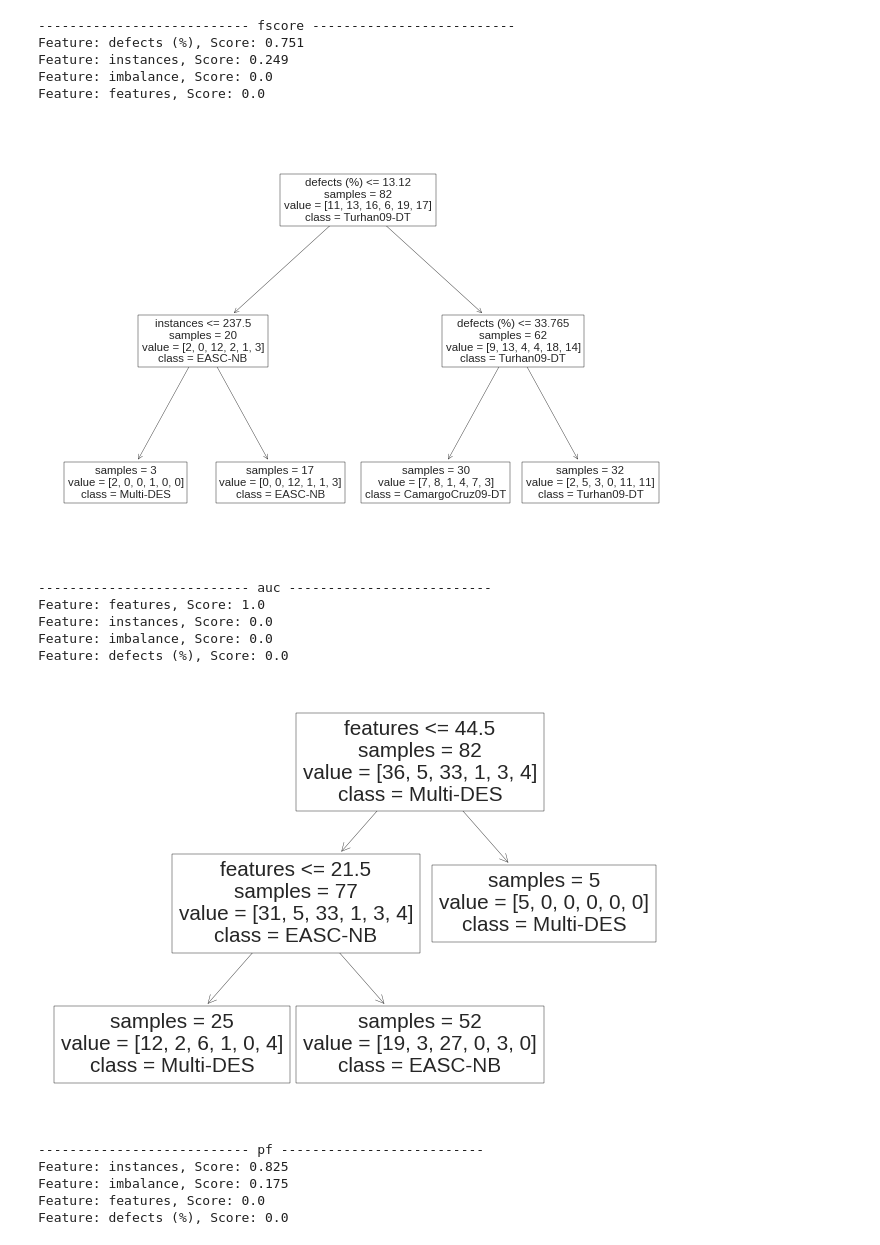
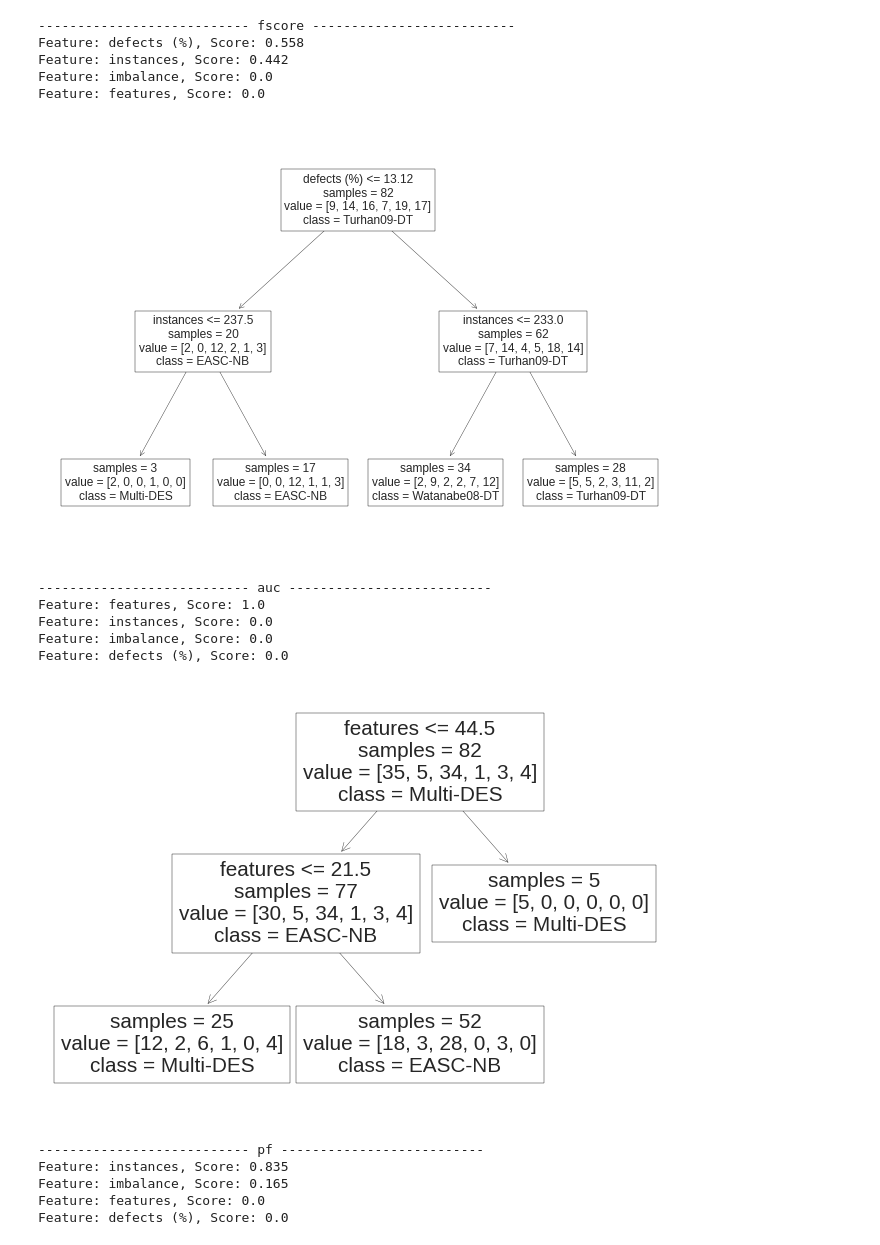
Before and after one commit to jsaj/Multi_DES, a Jupyter notebook: examples/multiclass_tree_visualization.ipynb, the cells around one changed output. Drawn from its saved outputs; the diff is of its cells as text; code cells hidden in the pictures.

```diff
--- a/examples/multiclass_tree_visualization.ipynb
+++ b/examples/multiclass_tree_visualization.ipynb
@@ -22 +20,7 @@ from yellowbrick.model_selection import FeatureImportances
+# %%
+def valores_iguais(lista):
+    for i in range(1, len(lista)):
+        if lista[i] != lista[0]:
+            return False
+    return True
 # %%
@@ -59,58 +65,74 @@ df_info.head()
 # %%
-df = pd.read_csv('/content/Multi_DES/benchmark-execution/benchmarks/CPDP_results.csv')
+
 for metric in ['fscore', 'auc', 'pf']:
   print('--------------------------- {} --------------------------'.format(metric))
-  metric_plot_tree = df_info
+  metric_plot_tree = data_describe()
 
   for project in df['ProductName'].drop_duplicates().to_list():
-    cpdp_scores = df.loc[(df['ProductName'] == project), ['Method', metric]].transpose().reset_index()
-    cpdp_scores = cpdp_scores.iloc[:, [1, 2, 3, 4, 5, 6]]
+    cpdp_scores = df.loc[(df['ProductName'] == project), ['Method', metric]].round(3)
+    cpdp_scores = cpdp_scores.loc[cpdp_scores['Method'].isin(['Multi-DES', 'CamargoCruz09-DT', 'EASC-NB', 'Menzies11-RF', 'Turhan09-DT', 'Watanabe08-DT'])].transpose()
     cpdp_scores.columns = cpdp_scores[:1].values[0]
+
     cpdp_scores = cpdp_scores[1:].reset_index(drop=True)
     for col in cpdp_scores.columns:
       cpdp_scores[col] = cpdp_scores[col].astype(float)
 
+    if metric != 'pf':
 
-    if metric != 'pf':
-      method_best_value = cpdp_scores.idxmax(axis=1)
-      metric_plot_tree.loc[metric_plot_tree['project'] == project, 'label'] = method_best_value
+      if valores_iguais(list(cpdp_scores.values[0])) == True:
+        metric_plot_tree.loc[metric_plot_tree['project'] == project, 'label'] = 'EMPATE'
+      else:
+        method_best_value = cpdp_scores.idxmax(axis=1).values
+        if len(method_best_value) > 1:
+          metric_plot_tree.loc[metric_plot_tree['project'] == project, 'label'] = 'EMPATE'
+
+        else:
+          metric_plot_tree.loc[metric_plot_tree['project'] == project, 'label'] = method_best_value[0]
     else:
 
-      method_best_value = cpdp_scores.idxmin(axis=1)
-      metric_plot_tree.loc[metric_plot_tree['project'] == project, 'label'] = method_best_value
+      if valores_iguais(list(cpdp_scores.values[0])) == True:
+        metric_plot_tree.loc[metric_plot_tree['project'] == project, 'label'] = 'EMPATE'
+      else:
+        method_best_value = cpdp_scores.idxmin(axis=1)
+        if len(method_best_value) > 1:
+          metric_plot_tree.loc[metric_plot_tree['project'] == project, 'label'] = 'EMPATE'
+        else:
+          metric_plot_tree.loc[metric_plot_tree['project'] == project, 'label'] = method_best_value[0]
+
+  metric_plot_tree = metric_plot_tree.loc[metric_plot_tree['label'] != 'EMPATE']
 
   df_test = metric_plot_tree.drop(['project'], axis=1).reset_index(drop=True)
 
   df_test = df_test.replace(['Multi-DES', 'CamargoCruz09-DT', 'EASC-NB',
                              'Menzies11-RF', 'Turhan09-DT', 'Watanabe08-DT'],
                             [1, 2, 3, 4, 5, 6])
 
   classifier = DecisionTreeClassifier(max_depth=2)  # limit depth of tree
 
   X = df_test.drop(['label'], axis=1)
   y = df_test.label
 
   classifier.fit(X, y)
 
   # get importance
   importance = classifier.feature_importances_
 
   for importance, name in sorted(zip(classifier.feature_importances_, X.columns), reverse=True)[:5]:
     print('Feature: {}, Score: {}'.format(name, round(importance, 3)))
   print()
   tree.plot_tree(classifier,
                 feature_names = X.columns,
                 class_names=['Multi-DES', 'CamargoCruz09-DT', 'EASC-NB', 'Menzies11-RF', 'Turhan09-DT', 'Watanabe08-DT'],
                 filled=False,
                 impurity=False);
   plt.show()
 # %% [output]
 --------------------------- fscore --------------------------
-Feature: defects (%), Score: 0.751
-Feature: instances, Score: 0.249
+Feature: defects (%), Score: 0.558
+Feature: instances, Score: 0.442
 Feature: imbalance, Score: 0.0
 Feature: features, Score: 0.0
-[figure, old version]
+[figure, new version]
 --------------------------- auc --------------------------
 Feature: features, Score: 1.0
 Feature: instances, Score: 0.0
@@ -118,8 +140,8 @@ Feature: imbalance, Score: 0.0
 Feature: defects (%), Score: 0.0
 [figure]
 --------------------------- pf --------------------------
-Feature: instances, Score: 0.825
-Feature: imbalance, Score: 0.175
+Feature: instances, Score: 0.835
+Feature: imbalance, Score: 0.165
 Feature: features, Score: 0.0
 Feature: defects (%), Score: 0.0
 [figure]
```
Also changed, not shown: parts of 10 cells of this notebook, 1 other file.
